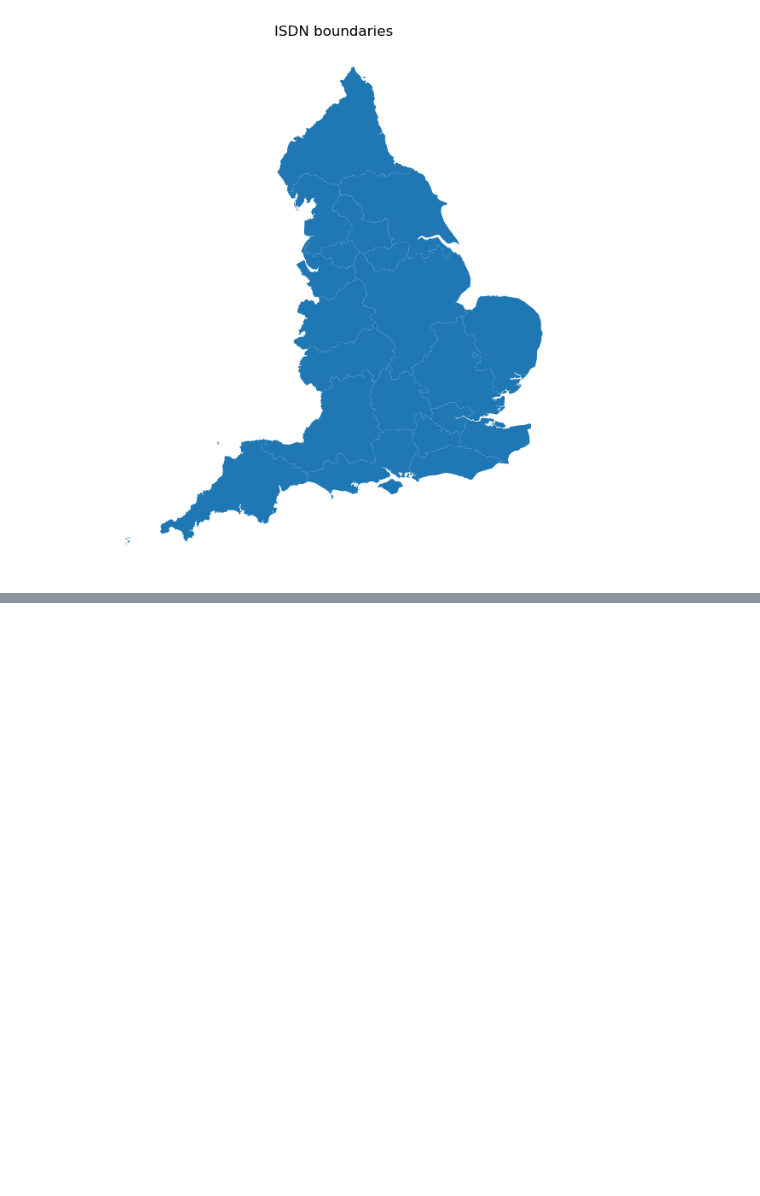
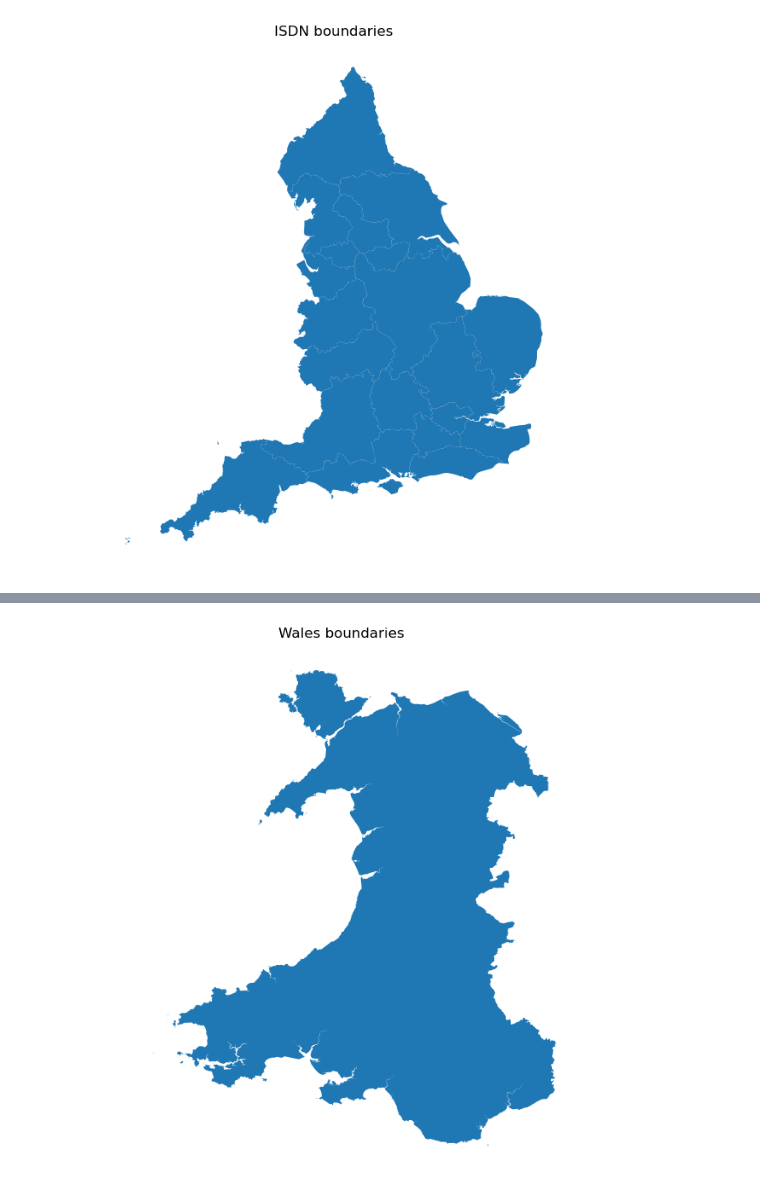
Before and after one commit to stroke-modelling/stroke-maps, a Jupyter notebook: docs/02_import_data.ipynb, the cells around one changed output, grey strips where cells are left out. Saved outputs shown, nothing was run; the diff lists cells and outputs as text; code cells hidden in the pictures; blank space fills up the shorter version.

```diff
--- a/docs/02_import_data.ipynb
+++ b/docs/02_import_data.ipynb
@@ -230,0 +242,6 @@ plot_boundaries(gdf_isdn, 'ISDN boundaries')
+# %%
+gdf_wales = stroke_maps.load_data.wales_outline()
+# %%
+plot_boundaries(gdf_wales, 'Wales boundaries')
+# %% [output]
+[figure, added]
```
Also changed, not shown: parts of 5 cells of this notebook, 3 other files.
